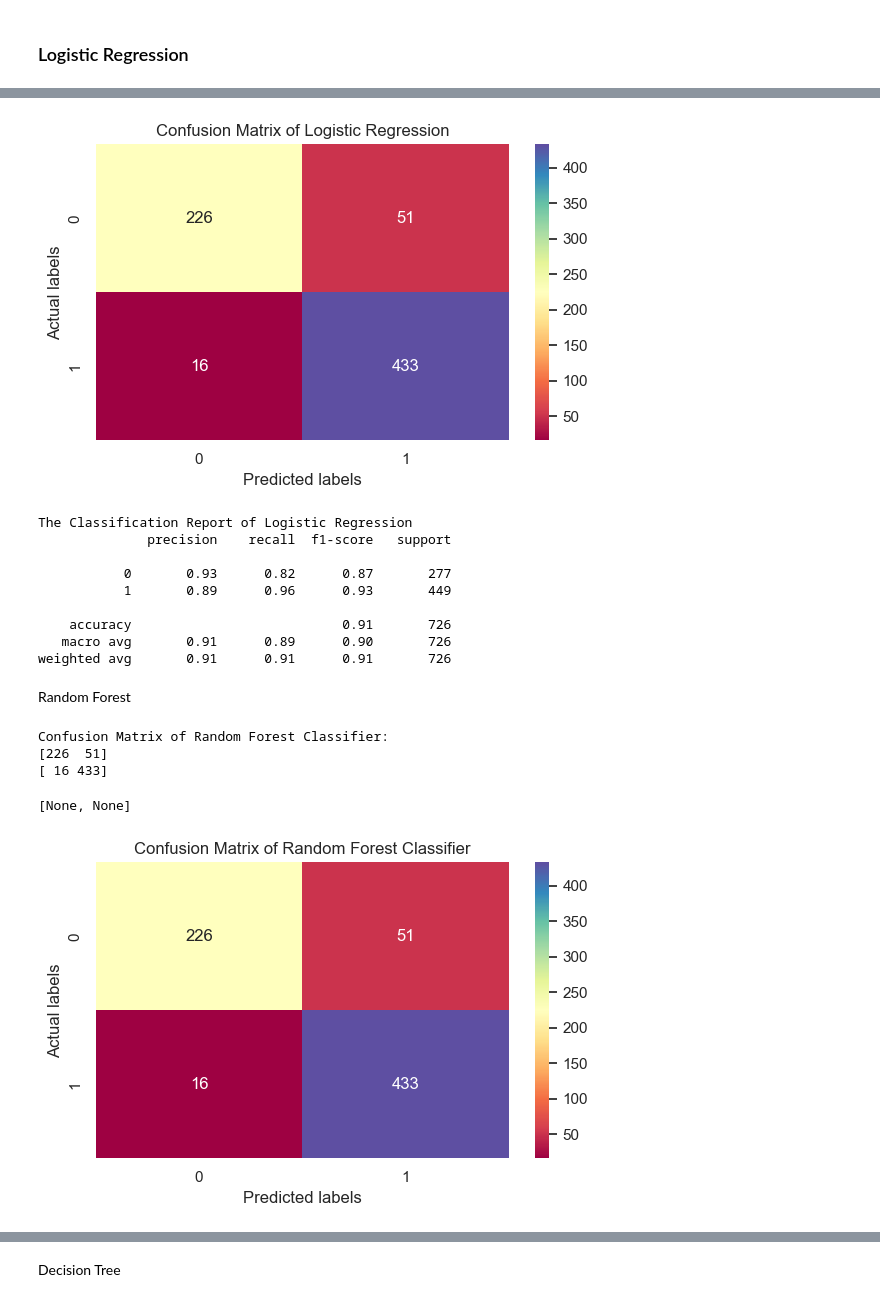
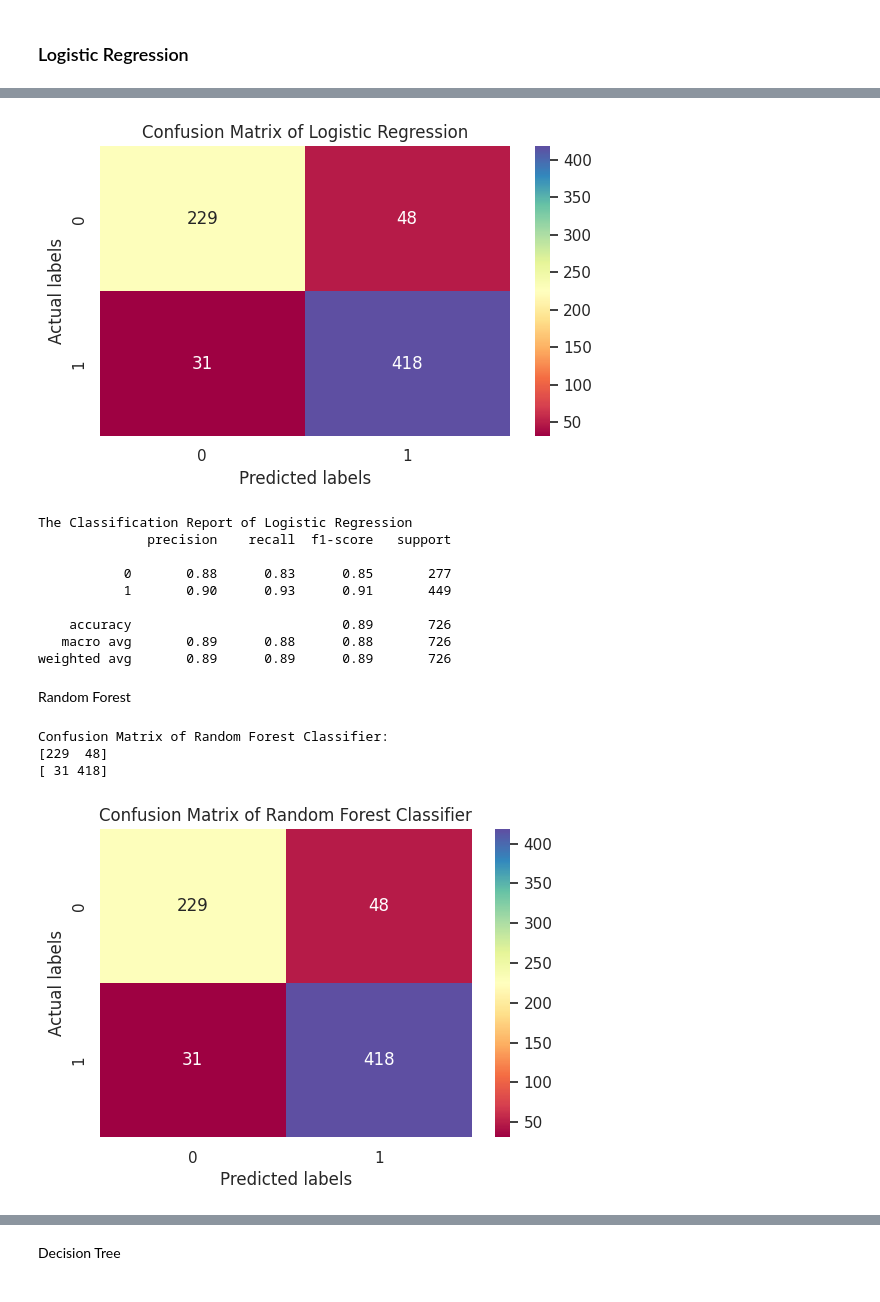
Before and after one commit to LuqmanXHakim/Students-Perfomance-Analysis, a Jupyter notebook: student_perfomance_analysys.ipynb, the cells around one changed output, grey strips where cells are left out. Saved outputs shown, nothing was run; the diff lists cells and outputs as text; code cells hidden in the pictures.

```diff
--- a/student_perfomance_analysys.ipynb
+++ b/student_perfomance_analysys.ipynb
@@ -28,7 +37,7 @@ import joblib
 # %% [markdown]
 ### Menyiapkan data yang akan diguankan
 # %%
-df = pd.read_csv("./data.csv", sep=";")
+df = pd.read_csv("/content/data.csv", sep=";")
 # %% [markdown]
 ## Data Understanding
 # %% [markdown]
@@ -373,3 +385,28 @@ for feature in features_to_scale:
+# %%
+def store_scalers(cols, scaler_obj):
+    for col in cols:
+        joblib.dump(scaler_obj, "model/scaler_{}.joblib".format(col))
+
+columns_to_scale = [
+    'Admission_grade',
+    'Previous_qualification_grade',
+    'Curricular_units_1st_sem_approved',
+    'Curricular_units_1st_sem_grade',
+    'Curricular_units_1st_sem_enrolled',
+    'Curricular_units_1st_sem_credited',
+    'Curricular_units_2nd_sem_approved',
+    'Curricular_units_2nd_sem_grade',
+    'Curricular_units_2nd_sem_enrolled',
+    'Curricular_units_2nd_sem_credited'
+]
+
+scaler_instance = StandardScaler()
+
+for feature_name in columns_to_scale:
+    transformed = scaler_instance.fit_transform(df[[feature_name]])
+    transformed = transformed.reshape(-1, 1)
+    df[feature_name] = transformed
+    store_scalers([feature_name], scaler_instance)
 # %% [markdown]
 split dataset 80:20
 # %%
@@ -556,56 +594,46 @@ Confusion Matrix of Logistic Regression:
 # %%
-# Ukuran plot
 fig, ax = plt.subplots(figsize=(6, 4))
-
-# Plot heatmap
-heatmap = sns.heatmap(data=cm_lr, annot=True, cmap='Spectral', fmt='g', ax=ax)
-
-# Label sumbu dan judul
+sns.heatmap(cm_lr, annot=True, cmap='Spectral', fmt='g', ax=ax)
 ax.set_xlabel('Predicted labels')
 ax.set_ylabel('Actual labels')
 ax.set_title('Confusion Matrix of Logistic Regression')
-
-# Tampilkan plot
 plt.tight_layout()
 plt.show()
 # %% [output]
-[figure, old version]
+[figure, new version]
 # %%
 print("The Classification Report of Logistic Regression")
-print(classification_report(y_test, y_pred))
+print(classification_report(y_test, predictions))
 # %% [output]
 The Classification Report of Logistic Regression
               precision    recall  f1-score   support
 
-           0       0.93      0.82      0.87       277
-           1       0.89      0.96      0.93       449
+           0       0.88      0.83      0.85       277
+           1       0.90      0.93      0.91       449
 
-    accuracy                           0.91       726
-   macro avg       0.91      0.89      0.90       726
-weighted avg       0.91      0.91      0.91       726
+    accuracy                           0.89       726
+   macro avg       0.89      0.88      0.88       726
+weighted avg       0.89      0.89      0.89       726
 # %% [markdown]
 Random Forest
 # %%
 # Menghitung confusion matrix dengan argumen eksplisit
-conf_matrix_rf = confusion_matrix(y_true=y_test, y_pred=y_pred)
-
-# Menampilkan hasil
+rf_cm = confusion_matrix(y_true=y_test, y_pred=predictions)
 print("Confusion Matrix of Random Forest Classifier:")
-[print(row) for row in conf_matrix_rf]
+for row in rf_cm:
+    print(row)
 # %% [output]
 Confusion Matrix of Random Forest Classifier:
-[226  51]
-[ 16 433]
+[229  48]
+[ 31 418]
-[None, None]
 # %%
 fig, ax = plt.subplots(figsize=(6, 4))
-sns.heatmap(conf_matrix_rf, ax=ax, annot=True, fmt='g', cmap='Spectral')
-ax.set(xlabel='Predicted labels',
-       ylabel='Actual labels',
-       title='Confusion Matrix of Random Forest Classifier')
-plt.tight_layout()
+sns.heatmap(rf_cm, annot=True, cmap='Spectral', fmt='g', ax=ax)
+ax.set_xlabel('Predicted labels')
+ax.set_ylabel('Actual labels')
+ax.set_title('Confusion Matrix of Random Forest Classifier')
 plt.show()
 # %% [output]
-[figure, old version]
+[figure, new version]
 # %%
 print("The Classification Report of Random Forest Classifier")
```
Also changed, not shown: parts of 30 cells of this notebook, 20 other files.
